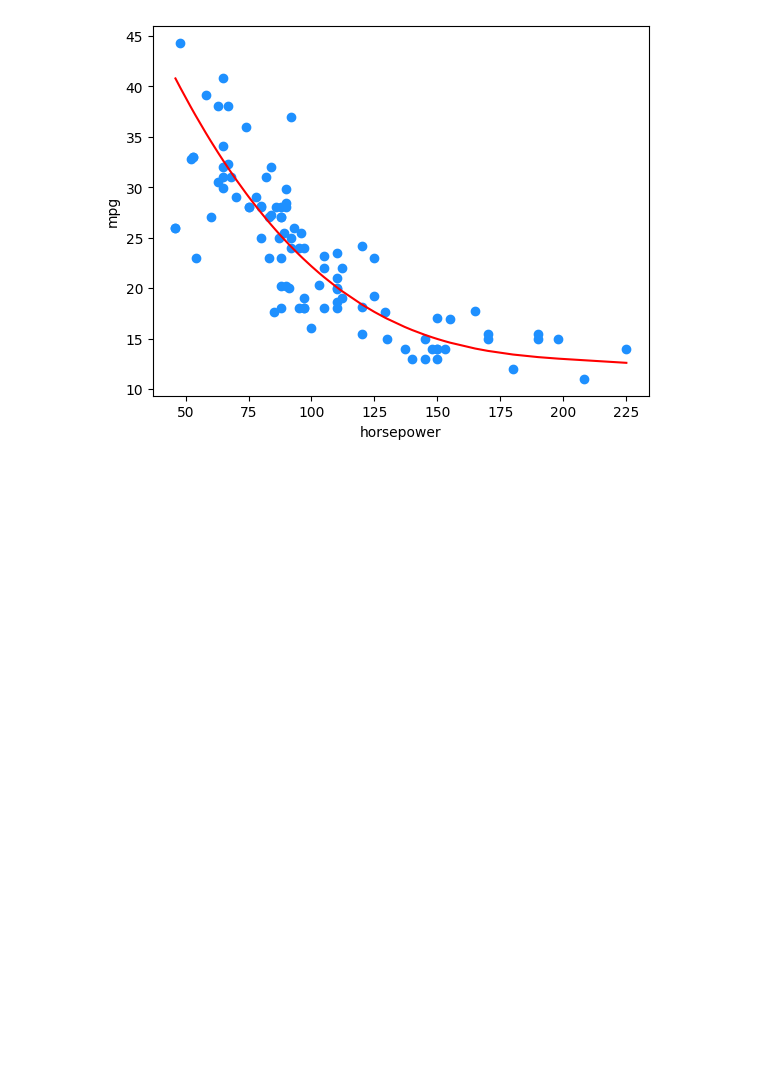
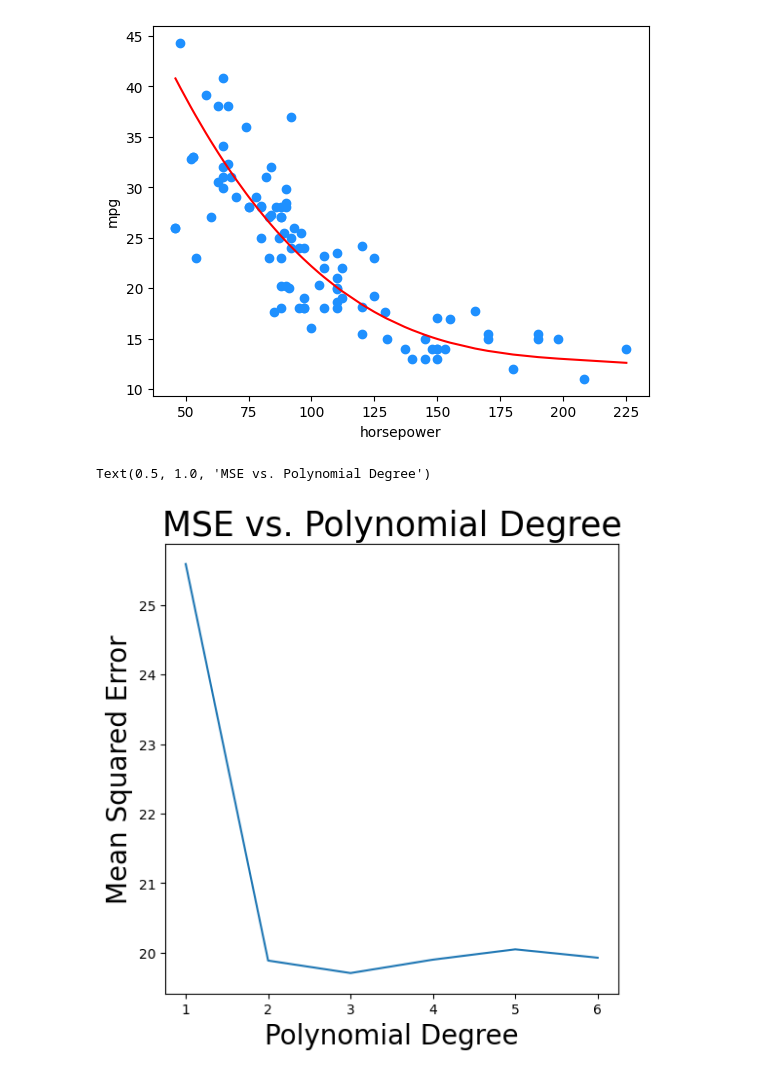
Before and after one commit to allisterb/st3189, a Jupyter notebook: Assignment 1.ipynb, the cells around one changed output. Drawn from its saved outputs; the diff is of its cells as text; code cells hidden in the pictures; blank space fills up the shorter version.

Commit message:
Use cross_validate with different poly degrees and plot test error.

```diff
--- a/Assignment 1.ipynb
+++ b/Assignment 1.ipynb
@@ -106,3 +107,26 @@ y_predict = model.predict(X_poly_test)
 plot_hp_mpg_predict(X_test,y_test,y_predict)
 # %% [output]
 [figure]
+# %%
+# Use cross-validation o find the max degree polynomial we should use
+maxdegree=7
+test_error=[]
+for d in range(1,maxdegree):
+    transformer = PolynomialFeatures(degree=d, include_bias=True)
+    X_poly_train = transformer.fit_transform(X_train)
+    X_poly_test = transformer.fit_transform(X_test)
+    model = model.fit(X_poly_train, y_train)
+    y_predict = model.predict(X_poly_test)
+    #mse_train = mean_squared_error(y_train, y_predict)
+    #training_error.append(mse_train)
+    cve=cross_validate(model,X_poly_train,y_train,scoring='neg_mean_squared_error',cv=5,return_train_score=True)
+    test_error.append(np.mean(np.absolute(cve['test_score'])))
+
+fig,ax=plt.subplots(figsize=(6,6))
+ax.plot(range(1,maxdegree),test_error)
+ax.set_xlabel('Polynomial Degree',fontsize=20)
+ax.set_ylabel('Mean Squared Error',fontsize=20)
+ax.set_title('MSE vs. Polynomial Degree',fontsize=25)
+# %% [output]
+Text(0.5, 1.0, 'MSE vs. Polynomial Degree')
+[figure, added]
```
Also changed, not shown: parts of 1 cell of this notebook.
